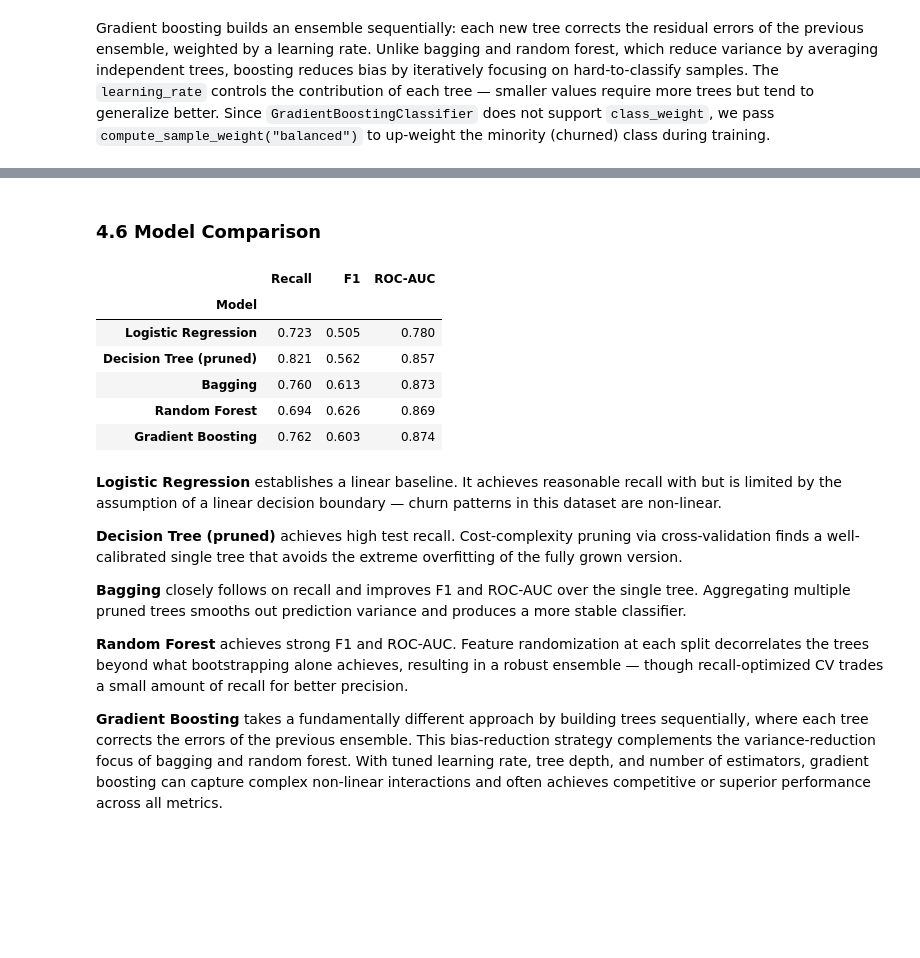
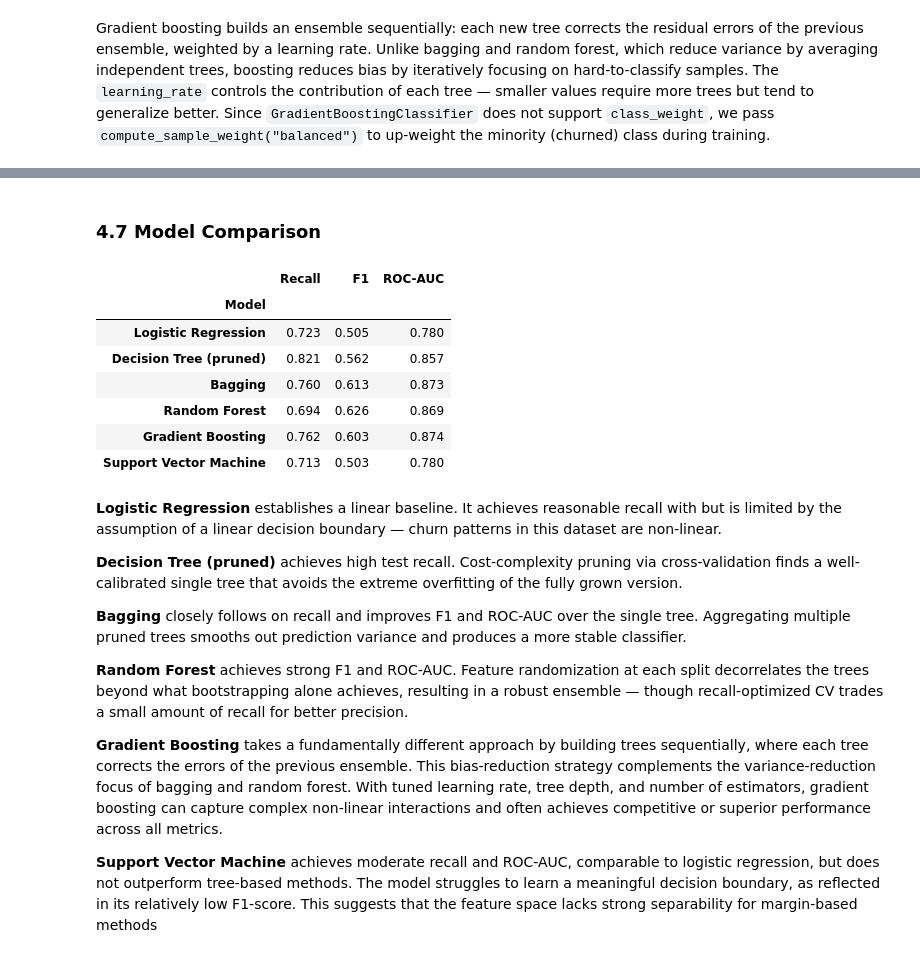
Before and after one commit to karanchampaneri/churn-project-mse446, a Jupyter notebook: notebook.ipynb, the cells around one changed output, grey strips where cells are left out. Cells and saved outputs as stored; diff of their text form; code cells hidden in the pictures; blank space fills up the shorter version.

Commit message:
added SVM model

```diff
--- a/notebook.ipynb
+++ b/notebook.ipynb
@@ -863,0 +893,23 @@ Gradient boosting builds an ensemble sequentially: each new tree corrects the re
+# %%
+best_svm_model = svm_grid.best_estimator_
+
+best_svm_train_pred = best_svm_model.predict(X_train_scaled)
+best_svm_test_pred  = best_svm_model.predict(X_test_scaled)
+
+best_svm_train_prob = best_svm_model.predict_proba(X_train_scaled)[:, 1]
+best_svm_test_prob  = best_svm_model.predict_proba(X_test_scaled)[:, 1]
+
+print_metrics("SVM Tuned [Train]", y_train, best_svm_train_pred, best_svm_train_prob)
+print_metrics("SVM Tuned [Test]", y_test,  best_svm_test_pred,  best_svm_test_prob)
+
+print()
+print("Classification Report (Test Set)")
+print(classification_report(y_test, best_svm_test_pred, target_names=["Retained", "Churned"]))
+
+svm_confusion_matrix = confusion_matrix(y_test, best_svm_test_pred)
+disp_svm = ConfusionMatrixDisplay(confusion_matrix=svm_confusion_matrix, display_labels=["Retained", "Churned"])
+disp_svm.plot(cmap="Blues", values_format="d")
+plt.title("Confusion Matrix - Tuned SVM (Test Set)")
+plt.grid(False)
+plt.tight_layout()
+plt.show()
@@ -864,33 +938,35 @@ Gradient boosting builds an ensemble sequentially: each new tree corrects the re
 # %% [markdown]
-### 4.6 Model Comparison
+### 4.7 Model Comparison
 # %%
 results = {
     "Logistic Regression":    (best_lr_test_pred,  best_lr_test_prob),
     "Decision Tree (pruned)": (best_dt_test_pred,  best_dt_test_prob),
     "Bagging":                (best_bag_test_pred, best_bag_test_prob),
     "Random Forest":          (best_rf_test_pred,  best_rf_test_prob),
     "Gradient Boosting":      (best_gb_test_pred,  best_gb_test_prob),
+    "Support Vector Machine":      (best_svm_test_pred,  best_svm_test_prob),
 }
 
 summary = pd.DataFrame([
     {
         "Model":   name,
         "Recall":  round(recall_score(y_test, pred), 3),
         "F1":      round(f1_score(y_test, pred), 3),
         "ROC-AUC": round(roc_auc_score(y_test, prob), 3),
     }
     for name, (pred, prob) in results.items()
 ])
 
 summary.set_index("Model")
 # %% [output]
 |  | Recall | F1 | ROC-AUC |
 | Model |  |  |  |
 | Logistic Regression | 0.723 | 0.505 | 0.780 |
 | Decision Tree (pruned) | 0.821 | 0.562 | 0.857 |
 | Bagging | 0.760 | 0.613 | 0.873 |
 | Random Forest | 0.694 | 0.626 | 0.869 |
 | Gradient Boosting | 0.762 | 0.603 | 0.874 |
+| Support Vector Machine | 0.713 | 0.503 | 0.780 |
 # %% [markdown]
 **Logistic Regression** establishes a linear baseline. It achieves reasonable recall with  but is limited by the assumption of a linear decision boundary — churn patterns in this dataset are non-linear.
 
@@ -901,3 +977,5 @@ summary.set_index("Model")
 **Random Forest** achieves strong F1 and ROC-AUC. Feature randomization at each split decorrelates the trees beyond what bootstrapping alone achieves, resulting in a robust ensemble — though recall-optimized CV trades a small amount of recall for better precision.
 
 **Gradient Boosting** takes a fundamentally different approach by building trees sequentially, where each tree corrects the errors of the previous ensemble. This bias-reduction strategy complements the variance-reduction focus of bagging and random forest. With tuned learning rate, tree depth, and number of estimators, gradient boosting can capture complex non-linear interactions and often achieves competitive or superior performance across all metrics.
+
+**Support Vector Machine** achieves moderate recall and ROC-AUC, comparable to logistic regression, but does not outperform tree-based methods. The model struggles to learn a meaningful decision boundary, as reflected in its relatively low F1-score. This suggests that the feature space lacks strong separability for margin-based methods
```
Also changed, not shown: parts of 5 cells of this notebook.
